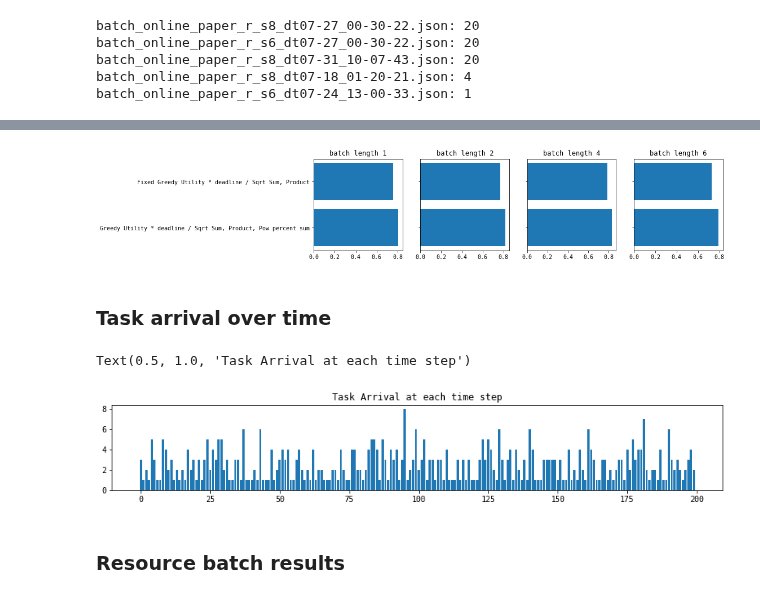
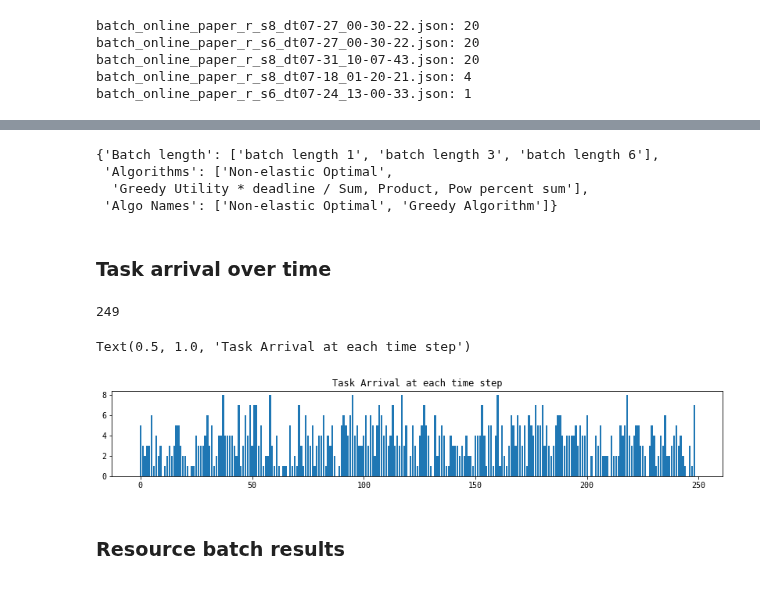
Before and after one commit to pseudo-rnd-thoughts/Elastic-Resource-Allocation, a Jupyter notebook: analysis/online.ipynb, the cells around one changed output, grey strips where cells are left out. Cells and saved outputs as stored; diff of their text form; code cells hidden in the pictures.

```diff
--- a/analysis/online.ipynb
+++ b/analysis/online.ipynb
@@ -35,8 +35,7 @@ batch_online_paper_r_s8_dt07-18_01-20-21.json: 4
 batch_online_paper_r_s6_dt07-24_13-00-33.json: 1
 # %%
 results_filename = f'{folder}/batch_online_paper_r_s8_dt07-31_10-07-43.json'
+results_filename = '../data/online/batch_online_synthetic_r_s4_dt06-29_13-26-32.json'
 
 with open(results_filename) as file:
     results_data = json.load(file)
-
-results_data[0]['batch length 1'].keys()
@@ -47,8 +41,0 @@ dict_keys(['Greedy Utility * deadline / Sqrt Sum, Product, Pow percent sum', 'Fi
-# %%
-single_model_results = results_data[0]
-for task in single_model_results['model']['tasks']:
-    if 'auction time' not in task:
-        task['auction time'] = 0
-
-batch_lengths = [length for length in single_model_results if length != 'model']
-batch_lengths
@@ -68,27 +42,32 @@ for ax in ax_batches[1:]:
-# %%
-batch_fig, ax_batches = plt.subplots(1, 4, figsize=(13, 3))
-algos = [name for name in single_model_results['batch length 1']]
-for name, ax in zip(batch_lengths, ax_batches):
-    ax.barh(algos, [np.mean([single_model_results[name][algo]['percentage tasks allocated']]) for algo in algos])
-    ax.set_title(name)
-
-for ax in ax_batches[1:]:
-    plt.setp(ax.get_yticklabels(), visible=False)
-# %% [output]
-[figure, removed]
+# %%
+batch_lengths = [batch_length for batch_length in results_data[0].keys() if batch_length != 'model']
+algos = list(results_data[0]['batch length 1'].keys())
+algo_names = ['Non-elastic Optimal', 'Greedy Algorithm']
+{'Batch length': batch_lengths, 'Algorithms': algos, 'Algo Names': algo_names}
+# %% [output]
+{'Batch length': ['batch length 1', 'batch length 3', 'batch length 6'],
+ 'Algorithms': ['Non-elastic Optimal',
+  'Greedy Utility * deadline / Sum, Product, Pow percent sum'],
+ 'Algo Names': ['Non-elastic Optimal', 'Greedy Algorithm']}
 # %% [markdown]
 ### Task arrival over time
+# %%
+model_tasks = results_data[0]['model']['tasks']
+max_auction_time = max(task['auction time'] for task in model_tasks)
+max_auction_time
+# %% [output]
+249
 # %%
-arrival_num = [
-    sum(task['auction time'] == arrival_time for task in single_model_results['model']['tasks'])
-    for arrival_time in range(200)
+tasks_per_time_step = [
+    sum(task['auction time'] == time_step for task in model_tasks)
+    for time_step in range(max_auction_time)
 ]
 
 _, ax_task_arrival = plt.subplots(figsize=(14, 2))
-ax_task_arrival.bar(np.arange(200), arrival_num)
+ax_task_arrival.bar(np.arange(max_auction_time), tasks_per_time_step)
 ax_task_arrival.set_title('Task Arrival at each time step')
 # %% [output]
 Text(0.5, 1.0, 'Task Arrival at each time step')
-[figure, old version]
+[figure, new version]
 # %% [markdown]
 ### Resource batch results
```
Also changed, not shown: parts of 16 cells of this notebook, 8 other files.
